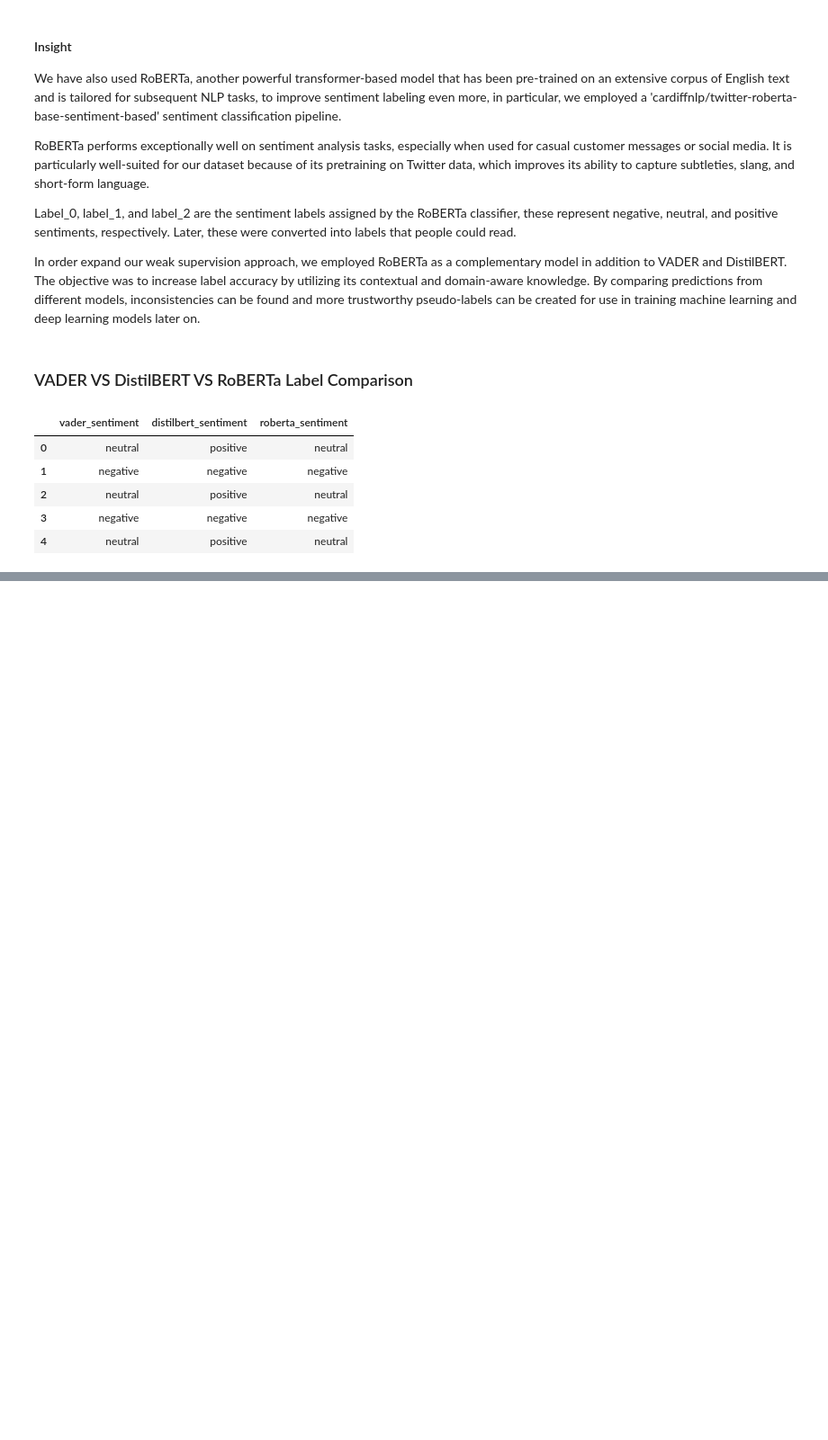
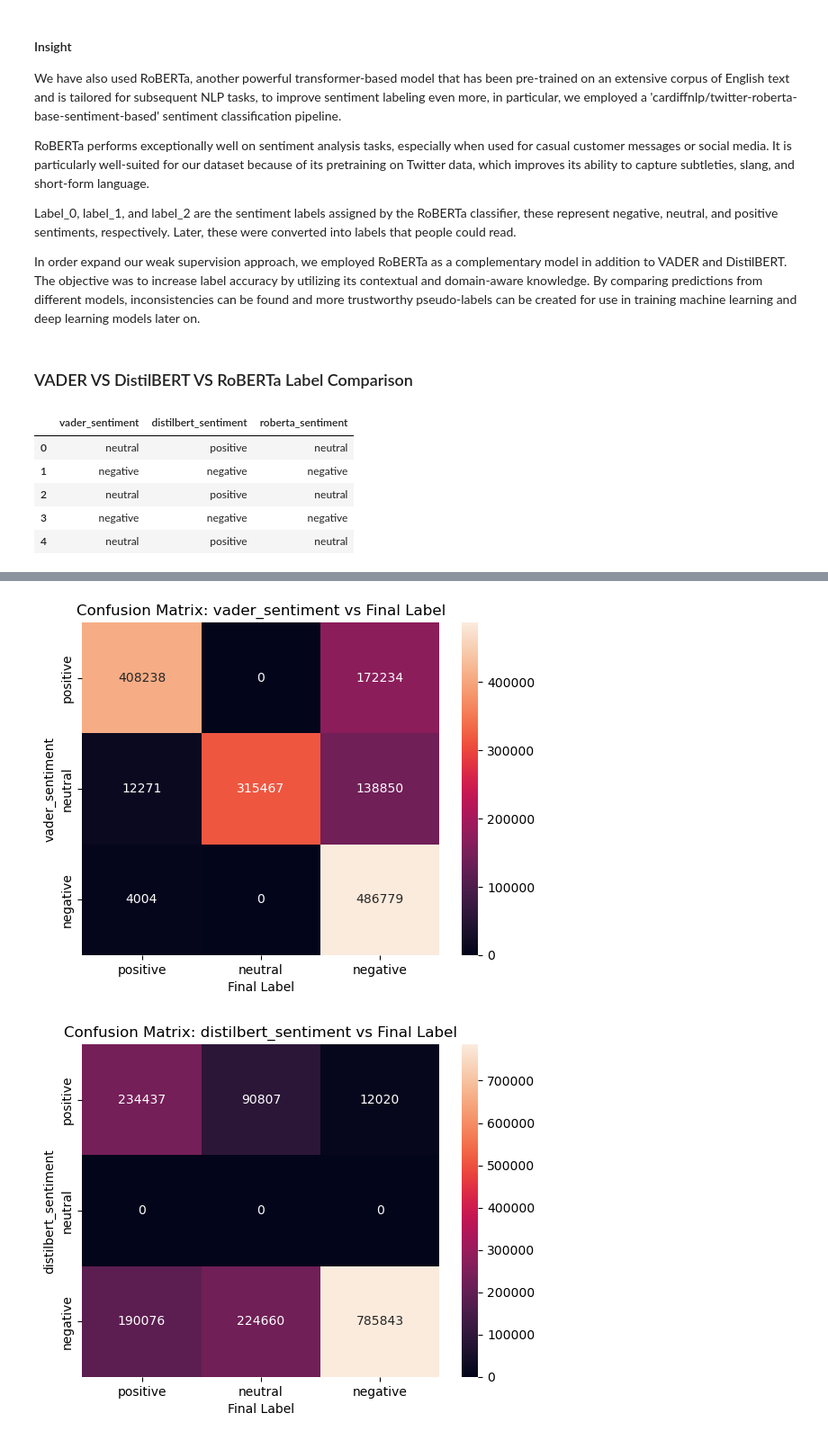
Before and after one commit to DiegoAmaxmandro/customer-sentiment-analysis-ml-dl, a Jupyter notebook: labelling.ipynb, the cells around one changed output, grey strips where cells are left out. Shown: that part at 90% size. Saved outputs shown, nothing was run; the diff lists cells and outputs as text; code cells hidden in the pictures; blank space fills up the shorter version.

```diff
--- a/labelling.ipynb
+++ b/labelling.ipynb
@@ -294,0 +486,5 @@ df[['vader_sentiment', 'distilbert_sentiment', 'roberta_sentiment']].head()
+# %%
+# Comparing final label
+for model in ['vader_sentiment', 'distilbert_sentiment', 'roberta_sentiment']:
+    agreement = (df_customer['final_label'] == df_customer[model]).mean()
+    print(f'Agreement with {model}: {agreement:.2%}')
@@ -294,0 +505,13 @@ df[['vader_sentiment', 'distilbert_sentiment', 'roberta_sentiment']].head()
+# %%
+# Plotting confision matrix
+models = ['vader_sentiment', 'distilbert_sentiment', 'roberta_sentiment']
+for model in models:
+    cm = confusion_matrix(df_customer[model], df_customer['final_label'], labels=['positive', 'neutral', 'negative'])
+    sns.heatmap(cm, annot=True, fmt='d', xticklabels=['positive', 'neutral', 'negative'], yticklabels=['positive', 'neutral', 'negative'])
+    plt.title(f'Confusion Matrix: {model} vs Final Label')
+    plt.xlabel('Final Label')
+    plt.ylabel(model)
+    plt.show()
+# %% [output]
+[figure, added]
+[figure, added]
```
Also changed, not shown: parts of 22 cells of this notebook.
